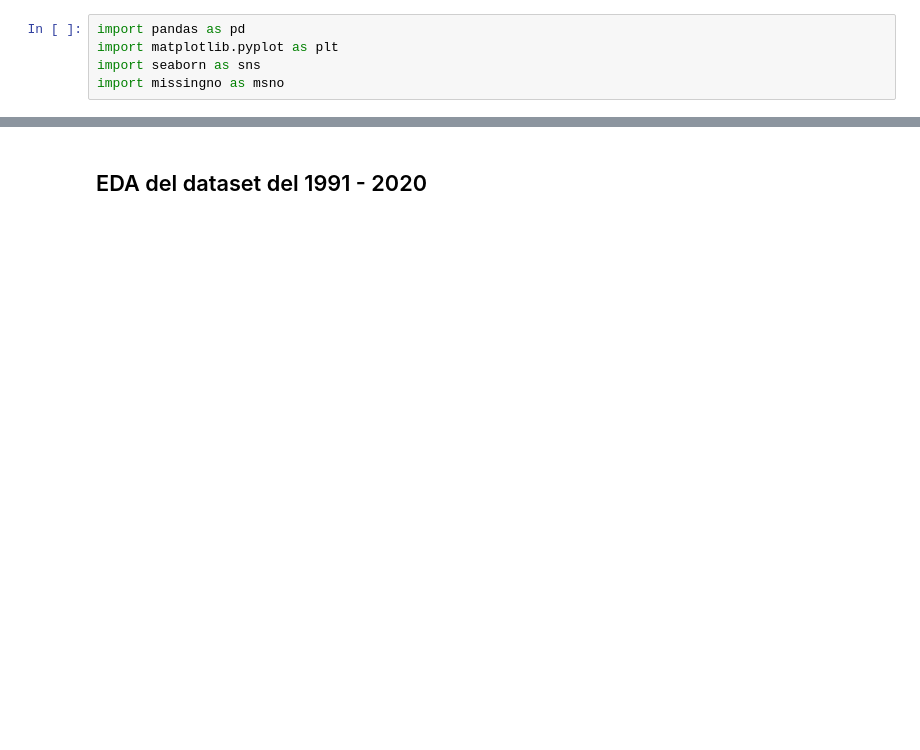
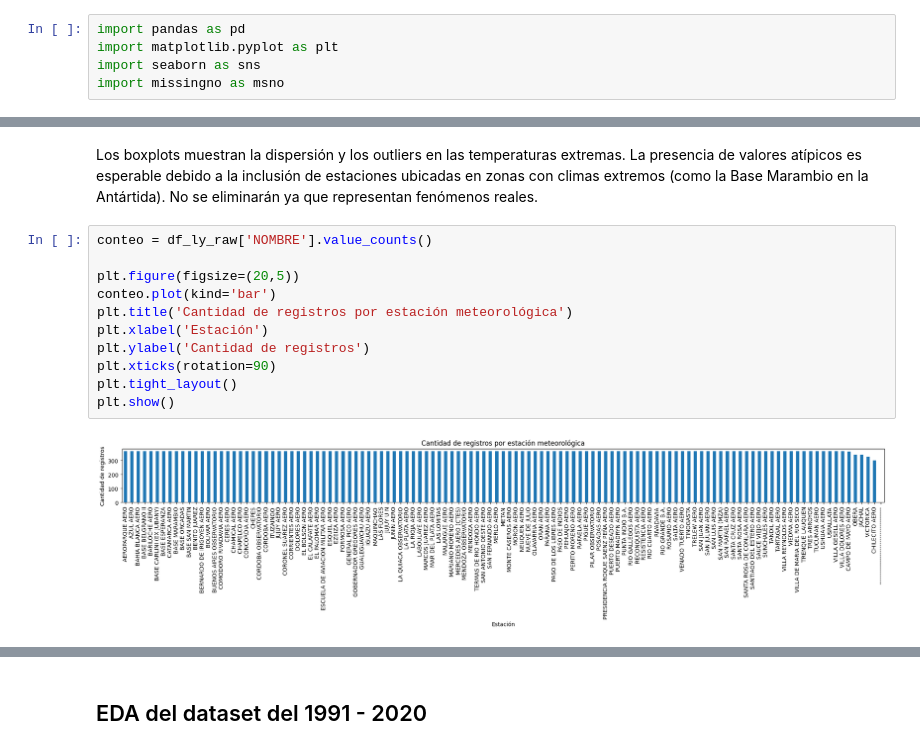
Before and after one commit to jFet1/CEIA-19Co2024, a Jupyter notebook: 2 Bimestre/AdD/Trabajo_final_juan.ipynb, the cells around one changed output, grey strips where cells are left out. Saved outputs shown, nothing was run; the diff lists cells and outputs as text; blank space fills up the shorter version.

```diff
--- a/2 Bimestre/AdD/Trabajo_final_juan.ipynb
+++ b/2 Bimestre/AdD/Trabajo_final_juan.ipynb
@@ -184,0 +176,15 @@ msno.matrix(df_ly)
+# %% [markdown]
+Los boxplots muestran la dispersión y los outliers en las temperaturas extremas. La presencia de valores atípicos es esperable debido a la inclusión de estaciones ubicadas en zonas con climas extremos (como la Base Marambio en la Antártida). No se eliminarán ya que representan fenómenos reales.
+# %%
+conteo = df_ly_raw['NOMBRE'].value_counts()
+
+plt.figure(figsize=(20,5))
+conteo.plot(kind='bar')
+plt.title('Cantidad de registros por estación meteorológica')
+plt.xlabel('Estación')
+plt.ylabel('Cantidad de registros')
+plt.xticks(rotation=90)
+plt.tight_layout()
+plt.show()
+# %% [output]
+[figure, added]
```
Also changed, not shown: parts of 74 cells of this notebook, 1 other file.
